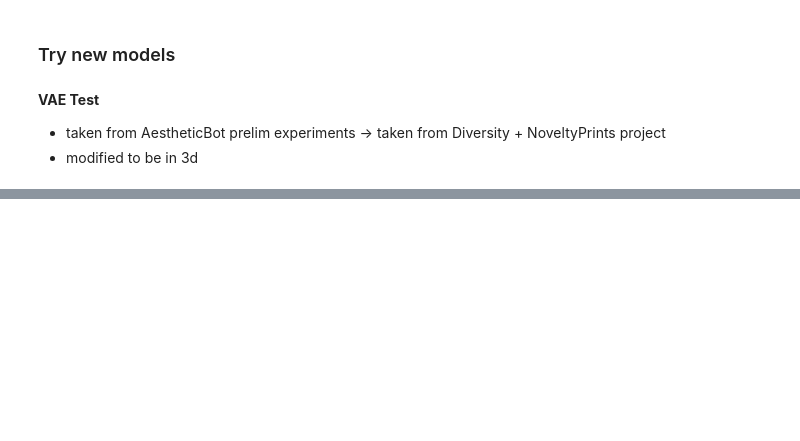
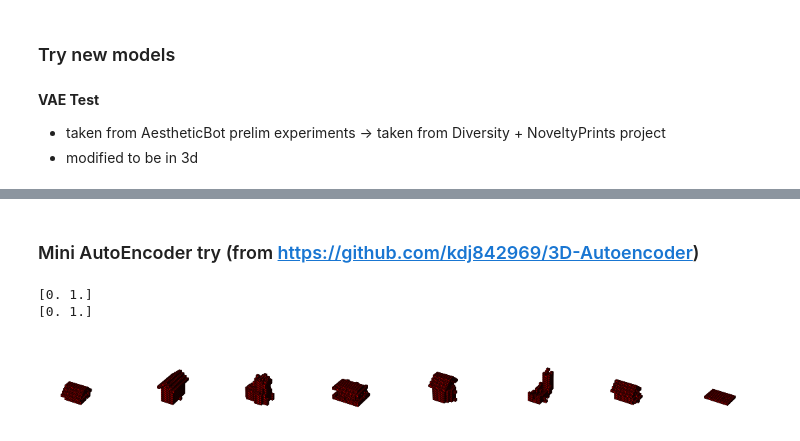
Before and after one commit to TimMerino1710/Minecraft-Interactive-Evolution, a Jupyter notebook: notebooks/Preliminary Summer Model Experiments.ipynb, the cells around one changed output, grey strips where cells are left out. Cells and saved outputs as stored; diff of their text form; code cells hidden in the pictures; blank space fills up the shorter version.

Commit message:
multi-model test

```diff
--- a/notebooks/Preliminary Summer Model Experiments.ipynb
+++ b/notebooks/Preliminary Summer Model Experiments.ipynb
@@ -353,0 +496,25 @@ if DEBUG:
+# %%
+# VAE TEST
+
+#setup
+EPOCHS = 200   #training longer gets better reconstruction
+BATCH_SIZE = 16
+Z_SIZE = 20
+CHANNELS = 1
+
+if CHANNELS == 11:
+    INPUT_DATA = HOUSE_DATASET_ONEHOT
+else:
+    INPUT_DATA = np.expand_dims(HOUSE_DATASET_BIN2,axis=4)
+
+
+#create batch data
+train_dat = tf.data.Dataset.from_tensor_slices(INPUT_DATA).shuffle(len(INPUT_DATA)).batch(BATCH_SIZE)
+
+# create the VAE
+HOUSE_VAE_MOD = VAE_Mod(Z_SIZE,BATCH_SIZE,CHANNELS)
+#HOUSE_VAE_MOD.compile(optimizer=tf.keras.optimizers.Adam(learning_rate=0.0005))
+HOUSE_VAE_MOD.compile(optimizer=tf.keras.optimizers.SGD(learning_rate=0.0001,momentum=0.9, nesterov = True), metrics = ['accuracy'])
+
+# train the VAE
+history = HOUSE_VAE_MOD.fit(train_dat,epochs=EPOCHS,batch_size=BATCH_SIZE,shuffle=True,verbose=True,callbacks = [LearningRateScheduler(learning_rate_scheduler)])
@@ -353,0 +569,2 @@ if DEBUG:
+# %% [markdown]
+### Mini AutoEncoder try (from https://github.com/kdj842969/3D-Autoencoder)
@@ -353,0 +603,27 @@ if DEBUG:
+# %%
+# double the size of the houses (16,16,16) -> (32,32,32) [manually done because no good function exists -_-]
+DOUBLE_HOUSES = []
+for h in INPUT_DATA:
+    h2 = h.squeeze()
+    dh = np.zeros(shape=(32,32,32))
+    m = [(0,0,0),(1,0,0),(0,1,0),(0,0,1),(1,1,0),(0,1,1),(1,0,1),(1,1,1)]
+    for x in range(16):
+        for y in range(16):
+            for z in range(16):
+                v = h2[x][y][z]
+                if v == 0:
+                    continue
+                for mi in m:
+                    dh[x*2+mi[0]][y*2+mi[1]][z*2+mi[2]] = v
+    DOUBLE_HOUSES.append(dh)
+DOUBLE_HOUSES = np.expand_dims(DOUBLE_HOUSES,axis=-1)
+# %%
+print(np.unique(INPUT_DATA[0]))
+print(np.unique(DOUBLE_HOUSES[0]))
+# %% [output]
+[0. 1.]
+[0. 1.]
+# %%
+show3D(np.array(random.choices(DOUBLE_HOUSES,k=8)).squeeze())
+# %% [output]
+[figure, added]
```
Also changed, not shown: parts of 21 cells of this notebook, 3 other files.
